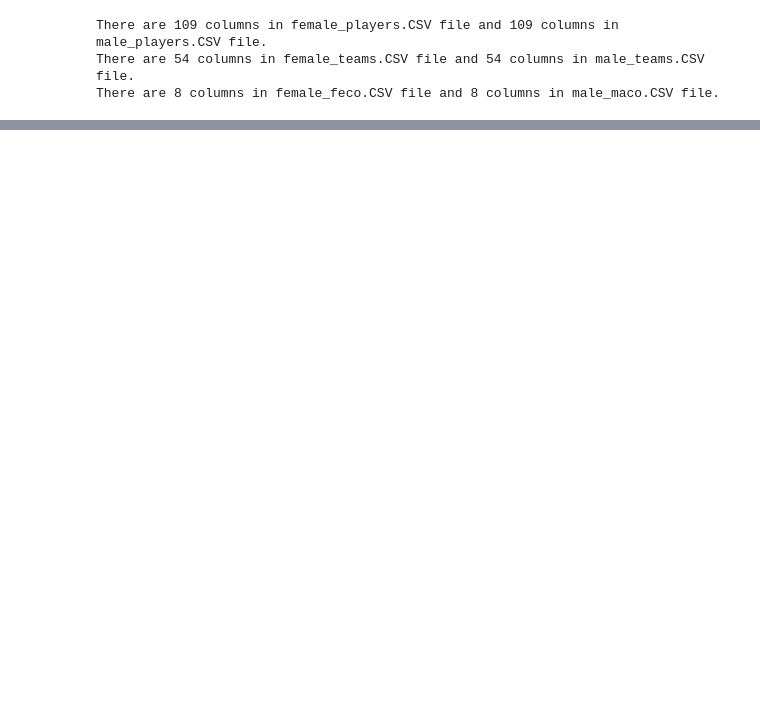
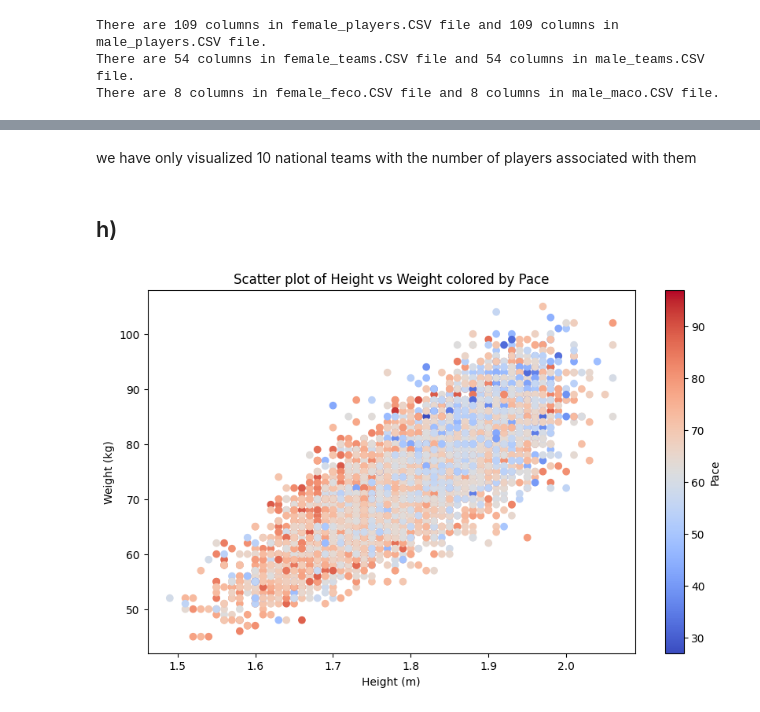
Before and after one commit to kashif003/Working_projects, a Jupyter notebook: programming starter/data/code.ipynb, the cells around one changed output, grey strips where cells are left out. Drawn from its saved outputs; the diff is of its cells as text; code cells hidden in the pictures; blank space fills up the shorter version.

```diff
--- a/programming starter/data/code.ipynb
+++ b/programming starter/data/code.ipynb
@@ -191,0 +444,10 @@ Name: dob, Length: 1463, dtype: datetime64[ns]
+# %%
+pd.set_option('display.max_columns', None)
+
+df_player.loc[:,'passing']=df_player.groupby('long_name')['passing'].bfill().bfill()
+df_player.loc[:,'pace']=df_player.groupby('long_name')['pace'].bfill().bfill()
+df_player.loc[:,'shooting']=df_player.groupby('long_name')['shooting'].bfill().bfill()
+df_player.loc[:,'dribbling']=df_player.groupby('long_name')['dribbling'].bfill().bfill()
+df_player.loc[:,'defending']=df_player.groupby('long_name')['defending'].bfill().bfill()
+df_player.loc[:,'physic']=df_player.groupby('long_name')['physic'].bfill().bfill()
+df_player.isnull().sum().to_frame(name='number of missing values')
@@ -191,0 +478,5 @@ Name: dob, Length: 1463, dtype: datetime64[ns]
+# %%
+# converting the vlaues in million euros
+df_player.loc[:,'value_eur']/=1000000
+round(df_player['value_eur'],6)
+df_player.rename(columns={'value_eur':'value_mio_eur'},inplace=True)
@@ -191,0 +488,5 @@ Name: dob, Length: 1463, dtype: datetime64[ns]
+# %%
+# converting the height_cm into height_m
+df_player.loc[:,'height_cm']/=100
+round(df_player.loc[:,'height_cm'],2)
+df_player.rename(columns={'height_cm':'height_m'},inplace=True)
@@ -191,0 +498,4 @@ Name: dob, Length: 1463, dtype: datetime64[ns]
+# %%
+# converting date
+df_player['dob']=pd.to_datetime(df_player['dob'])
+df_player['dob'] = df_player['dob'].dt.strftime('%d-%m-%Y')
@@ -191,0 +723,22 @@ Name: dob, Length: 1463, dtype: datetime64[ns]
+# %% [markdown]
+we have only visualized 10 national teams with the number of players associated with them
+# %% [markdown]
+## h)
+# %%
+
+# Assuming df_player is your DataFrame containing player data
+df_new_players24 = df_player[df_player['fifa_version'] == 24]
+
+# Selecting relevant columns
+df = pd.DataFrame(df_new_players24, columns=['pace', 'height_m', 'weight_kg'])
+
+# Plotting with 'coolwarm' colormap
+plt.figure(figsize=(10, 6))
+plt.scatter(x=df['height_m'], y=df['weight_kg'], c=df['pace'], cmap='coolwarm', vmin=df['pace'].min(), vmax=df['pace'].max())
+plt.colorbar(label='Pace')
+plt.xlabel('Height (m)')
+plt.ylabel('Weight (kg)')
+plt.title('Scatter plot of Height vs Weight colored by Pace')
+plt.show()
+# %% [output]
+[figure, added]
```
Also changed, not shown: parts of 118 cells of this notebook, 1 other file.
